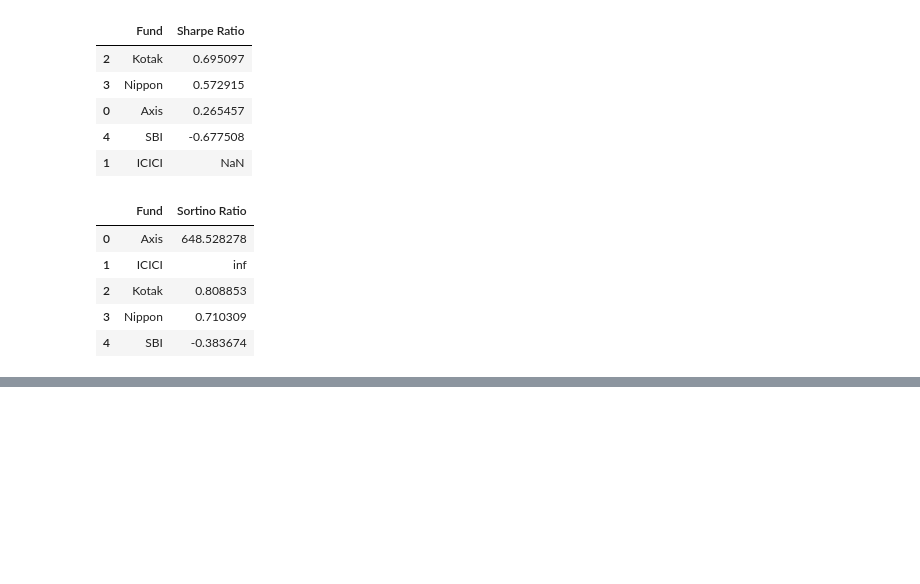
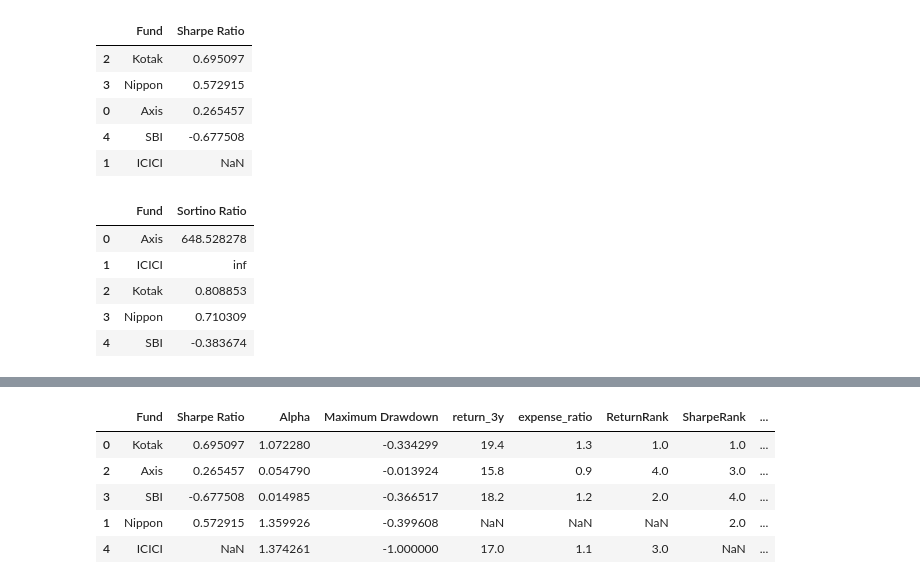
Before and after one commit to LakshmanChowdary2005/Mutual_Fund_Analysis, a Jupyter notebook: Performance_Analytics.ipynb, the cells around one changed output, grey strips where cells are left out. Cells and saved outputs as stored; diff of their text form; code cells hidden in the pictures; blank space fills up the shorter version.

```diff
--- a/Performance_Analytics.ipynb
+++ b/Performance_Analytics.ipynb
@@ -205,0 +353,29 @@ sortino_df.to_csv(
+# %%
+scorecard["ReturnRank"] = scorecard["return_3y"].rank(ascending=False)
+
+scorecard["SharpeRank"] = scorecard["Sharpe Ratio"].rank(ascending=False)
+
+scorecard["AlphaRank"] = scorecard["Alpha"].rank(ascending=False)
+
+scorecard["ExpenseRank"] = scorecard["expense_ratio"].rank(ascending=True)
+
+scorecard["DrawdownRank"] = scorecard["Maximum Drawdown"].rank(ascending=False)
+# %%
+scorecard["Score"] = (
+    (scorecard["ReturnRank"] * 0.30) +
+    (scorecard["SharpeRank"] * 0.25) +
+    (scorecard["AlphaRank"] * 0.20) +
+    (scorecard["ExpenseRank"] * 0.15) +
+    (scorecard["DrawdownRank"] * 0.10)
+)
+
+scorecard = scorecard.sort_values("Score")
+
+scorecard
+# %% [output]
+|  | Fund | Sharpe Ratio | Alpha | Maximum Drawdown | return_3y | expense_ratio | ReturnRank | SharpeRank | ... |
+| 0 | Kotak | 0.695097 | 1.072280 | -0.334299 | 19.4 | 1.3 | 1.0 | 1.0 | ... |
+| 2 | Axis | 0.265457 | 0.054790 | -0.013924 | 15.8 | 0.9 | 4.0 | 3.0 | ... |
+| 3 | SBI | -0.677508 | 0.014985 | -0.366517 | 18.2 | 1.2 | 2.0 | 4.0 | ... |
+| 1 | Nippon | 0.572915 | 1.359926 | -0.399608 | NaN | NaN | NaN | 2.0 | ... |
+| 4 | ICICI | NaN | 1.374261 | -1.000000 | 17.0 | 1.1 | 3.0 | NaN | ... |
```
Also changed, not shown: parts of 15 cells of this notebook, 3 other files.
